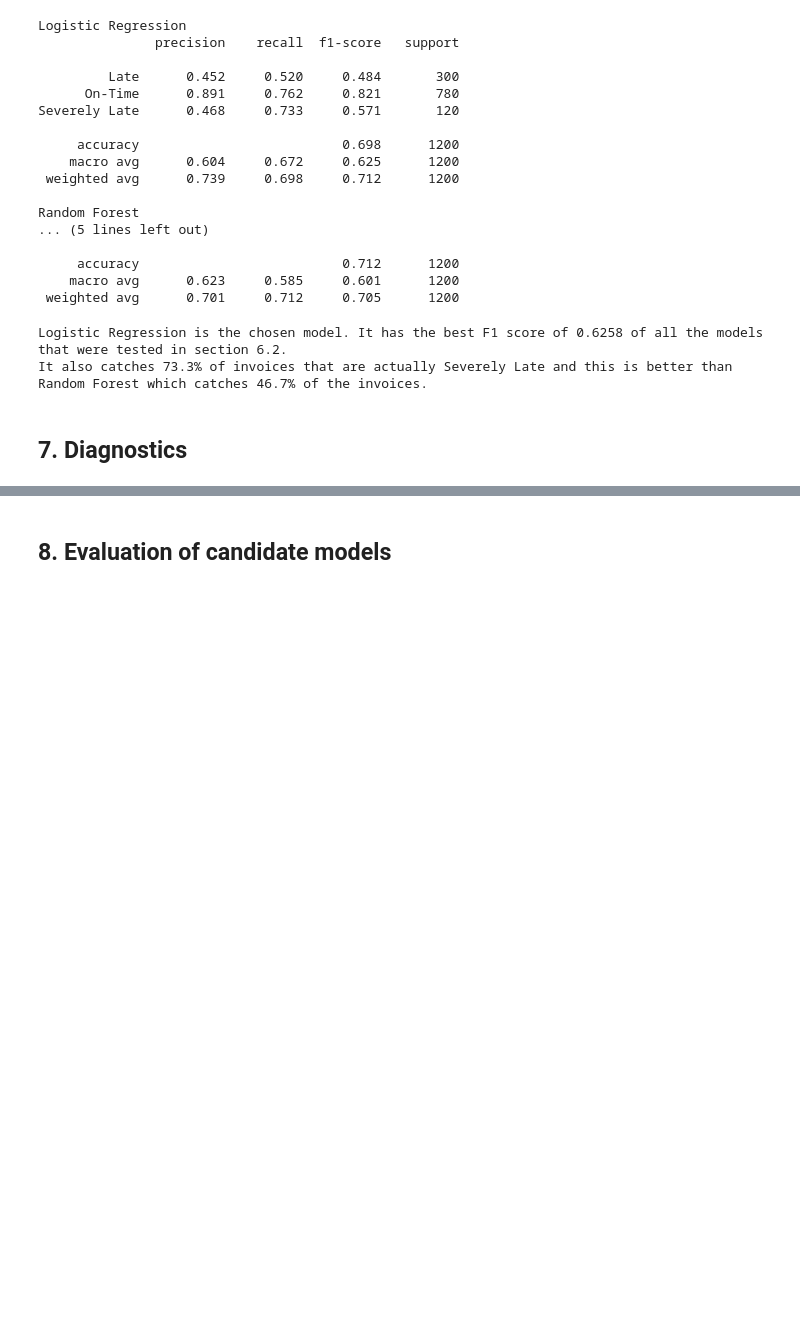
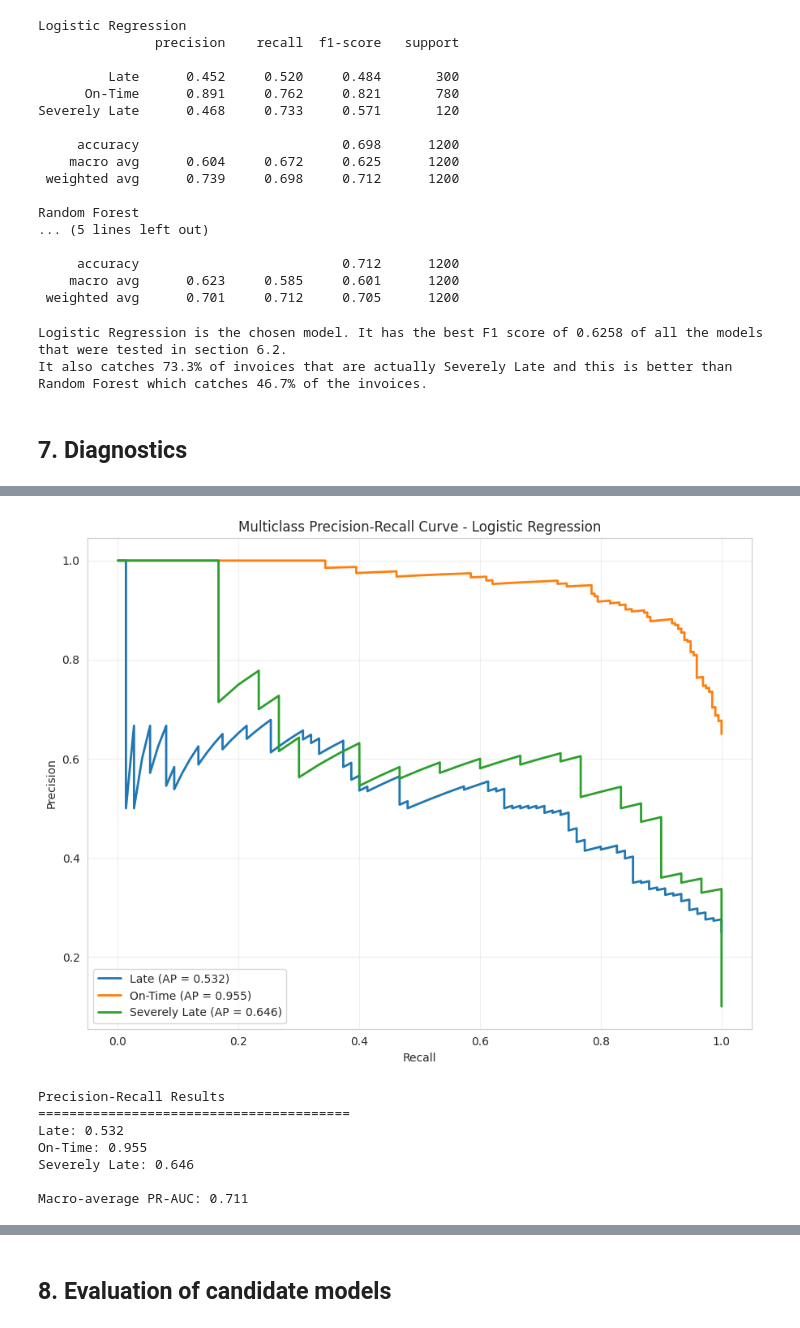
Before and after one commit to tanuiivy/bbt4106-202604-D4-classification, a Jupyter notebook: bbt4106_202604_D4_classification.ipynb, the cells around one changed output, grey strips where cells are left out. Cells and saved outputs as stored; diff of their text form; code cells hidden in the pictures; blank space fills up the shorter version.

```diff
--- a/bbt4106_202604_D4_classification.ipynb
+++ b/bbt4106_202604_D4_classification.ipynb
@@ -804,0 +1083,60 @@ It also catches 73.3% of invoices that are actually Severely Late and this is be
+# %%
+# ============================================================
+# 7.6 Multiclass Precision-Recall Curve
+# ============================================================
+
+from sklearn.metrics import precision_recall_curve, average_precision_score
+
+plt.figure(figsize=(9, 7))
+
+pr_auc_values = {}
+
+for i, class_name in enumerate(class_labels):
+
+    precision, recall, _ = precision_recall_curve(
+        y_test_bin[:, i],
+        y_test_proba[:, i]
+    )
+
+    average_precision = average_precision_score(
+        y_test_bin[:, i],
+        y_test_proba[:, i]
+    )
+
+    pr_auc_values[class_name] = average_precision
+
+    plt.plot(
+        recall,
+        precision,
+        linewidth=2,
+        label=f"{class_name} (AP = {average_precision:.3f})"
+    )
+
+plt.xlabel("Recall")
+plt.ylabel("Precision")
+plt.title(
+    f"Multiclass Precision-Recall Curve - {selected_model_name}"
+)
+plt.legend()
+plt.grid(alpha=0.3)
+plt.tight_layout()
+plt.show()
+
+macro_pr_auc = np.mean(list(pr_auc_values.values()))
+
+print("Precision-Recall Results")
+print("=" * 40)
+
+for class_name, value in pr_auc_values.items():
+    print(f"{class_name}: {value:.3f}")
+
+print(f"\nMacro-average PR-AUC: {macro_pr_auc:.3f}")
+# %% [output]
+[figure, added]
+Precision-Recall Results
+========================================
+Late: 0.532
+On-Time: 0.955
+Severely Late: 0.646
+
+Macro-average PR-AUC: 0.711
```
Also changed, not shown: parts of 23 cells of this notebook.
